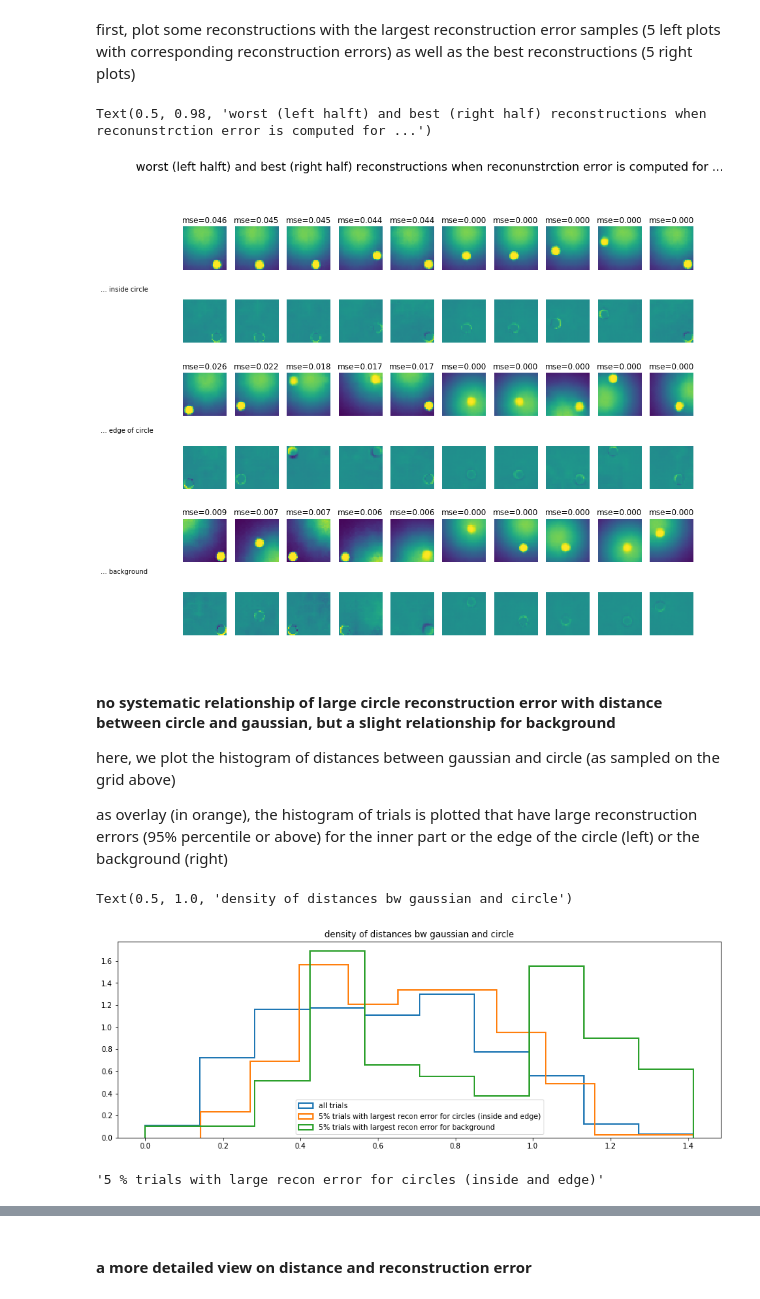
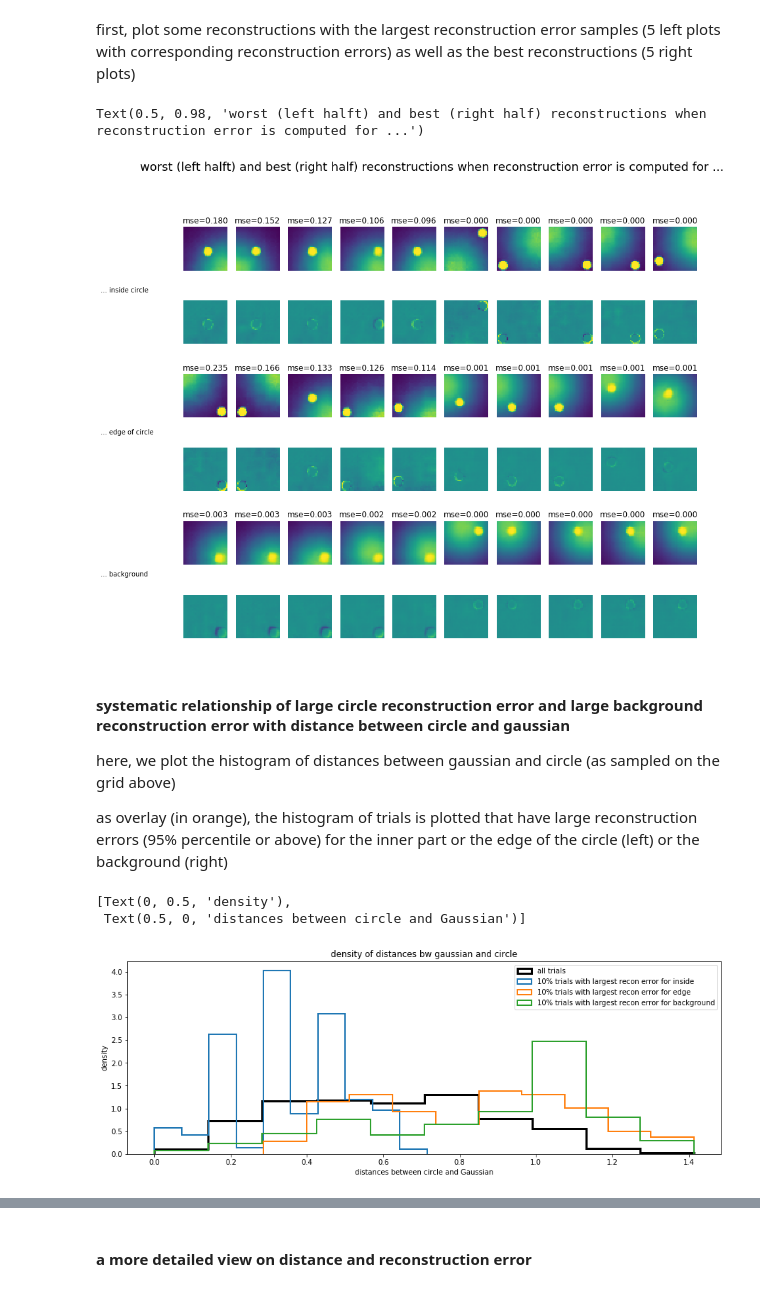
Before and after one commit to zahariaa/disentangled-dynamics, a Jupyter notebook: src/analyses/AnalysesOfReconstructionErrorStaticVAE32.ipynb, the cells around one changed output, grey strips where cells are left out. Cells and saved outputs as stored; diff of their text form; code cells hidden in the pictures.

Commit message:
analyses/reconerror bug fixes for StaticVAE analysis

```diff
--- a/src/analyses/AnalysesOfReconstructionErrorStaticVAE32.ipynb
+++ b/src/analyses/AnalysesOfReconstructionErrorStaticVAE32.ipynb
@@ -161,7 +163,7 @@ for ixgauss, x_gauss in enumerate(x_):
                 mu,_ = vae.encode(x)
                 recon = vae.decode(mu)
 
-                backgroundMask, objectMask, insideObjectMask, objectEdgeMask = ds.getCircleSegmentationMasks(objx,objy,dr=.06,thresh=.2)
+                backgroundMask, objectMask, insideObjectMask, objectEdgeMask = ds.getCircleSegmentationMasks(x_circ,y_circ)
 
                 err = torch.pow(x - recon,2)
 
@@ -259,41 +259,42 @@ for jj in range(3): # loop across the three different masking regions
 
     fig.text(0., 0.75 - .25 * jj, '... %s' % tx[jj])
 
-plt.suptitle('worst (left halft) and best (right half) reconstructions when reconunstrction error is computed for ...', fontsize = 18)
+plt.suptitle('worst (left halft) and best (right half) reconstructions when reconstruction error is computed for ...', fontsize = 18)
 # %% [output]
-Text(0.5, 0.98, 'worst (left halft) and best (right half) reconstructions when reconunstrction error is computed for ...')
+Text(0.5, 0.98, 'worst (left halft) and best (right half) reconstructions when reconstruction error is computed for ...')
-[figure, old version]
+[figure, new version]
 # %% [markdown]
-#### no systematic relationship of large circle reconstruction error with distance between circle and gaussian, but a slight relationship for background
+#### systematic relationship of large circle reconstruction error and large background reconstruction error with distance between circle and gaussian
 
 here, we plot the histogram of distances between gaussian and circle (as sampled on the grid above)
 
 as overlay (in orange), the histogram of trials is plotted that have large reconstruction errors (95% percentile or above) for the inner part or the edge of the circle (left) or the background (right)
 # %%
-percentile = 95
+percentile = 90
 
 
 _,ax=plt.subplots(1,1,figsize=(15,5))
 
 # for the circle (inside and edge)
 prcntlLargeReconError_inside = np.percentile(insideCircleErrorByDist[:,1], percentile)
 prcntlLargeReconError_edge = np.percentile(edgeCircleErrorByDist[:,1], percentile)
+prcntlLargeReconError_background = np.percentile(backgroundErrorByDist[:,1], percentile)
 
-idx_largeReconErrorForCircle = np.logical_or(insideCircleErrorByDist[:,1] > prcntlLargeReconError_inside,
-                                             edgeCircleErrorByDist[:,1] > prcntlLargeReconError_edge)
-
-prcntlLargeReconError_background = np.percentile(backgroundErrorByDist[:,1], percentile)
+idx_largeReconErrorForInside = insideCircleErrorByDist[:,1] > prcntlLargeReconError_inside
+idx_largeReconErrorForEdge = edgeCircleErrorByDist[:,1] > prcntlLargeReconError_edge
 idx_largeReconErrorForBackground = backgroundErrorByDist[:,1] > prcntlLargeReconError_background
 
-ax.hist(insideCircleErrorByDist[:,0], density=True, histtype='step', linewidth=2)
-ax.hist(insideCircleErrorByDist[idx_largeReconErrorForCircle,0], density=True, histtype='step', linewidth=2)
+ax.hist(insideCircleErrorByDist[:,0], density=True, histtype='step', linewidth=3, color='k')
+ax.hist(insideCircleErrorByDist[idx_largeReconErrorForInside,0], density=True, histtype='step', linewidth=2)
+ax.hist(edgeCircleErrorByDist[idx_largeReconErrorForEdge,0], density=True, histtype='step', linewidth=2)
 ax.hist(backgroundErrorByDist[idx_largeReconErrorForBackground,0], density=True, histtype='step', linewidth=2)
-ax.legend(('all trials', '%d%% trials with largest recon error for circles (inside and edge)' % (100-percentile), '%d%% trials with largest recon error for background' % (100 -percentile)),loc=8)
+ax.legend(('all trials', '%d%% trials with largest recon error for inside' % (100-percentile),
+           '%d%% trials with largest recon error for edge' % (100-percentile),
+           '%d%% trials with largest recon error for background' % (100 -percentile)),loc=1)
 ax.set_title('density of distances bw gaussian and circle')
+
+ax.set(xlabel = 'distances between circle and Gaussian', ylabel='density')
 # %% [output]
-Text(0.5, 1.0, 'density of distances bw gaussian and circle')
+[Text(0, 0.5, 'density'),
+ Text(0.5, 0, 'distances between circle and Gaussian')]
-[figure, old version]
+[figure, new version]
-# %%
-'%0.0f %% trials with large recon error for circles (inside and edge)' % (100-percentile)
-# %% [output]
-'5 % trials with large recon error for circles (inside and edge)'
```
Also changed, not shown: parts of 8 cells of this notebook.
